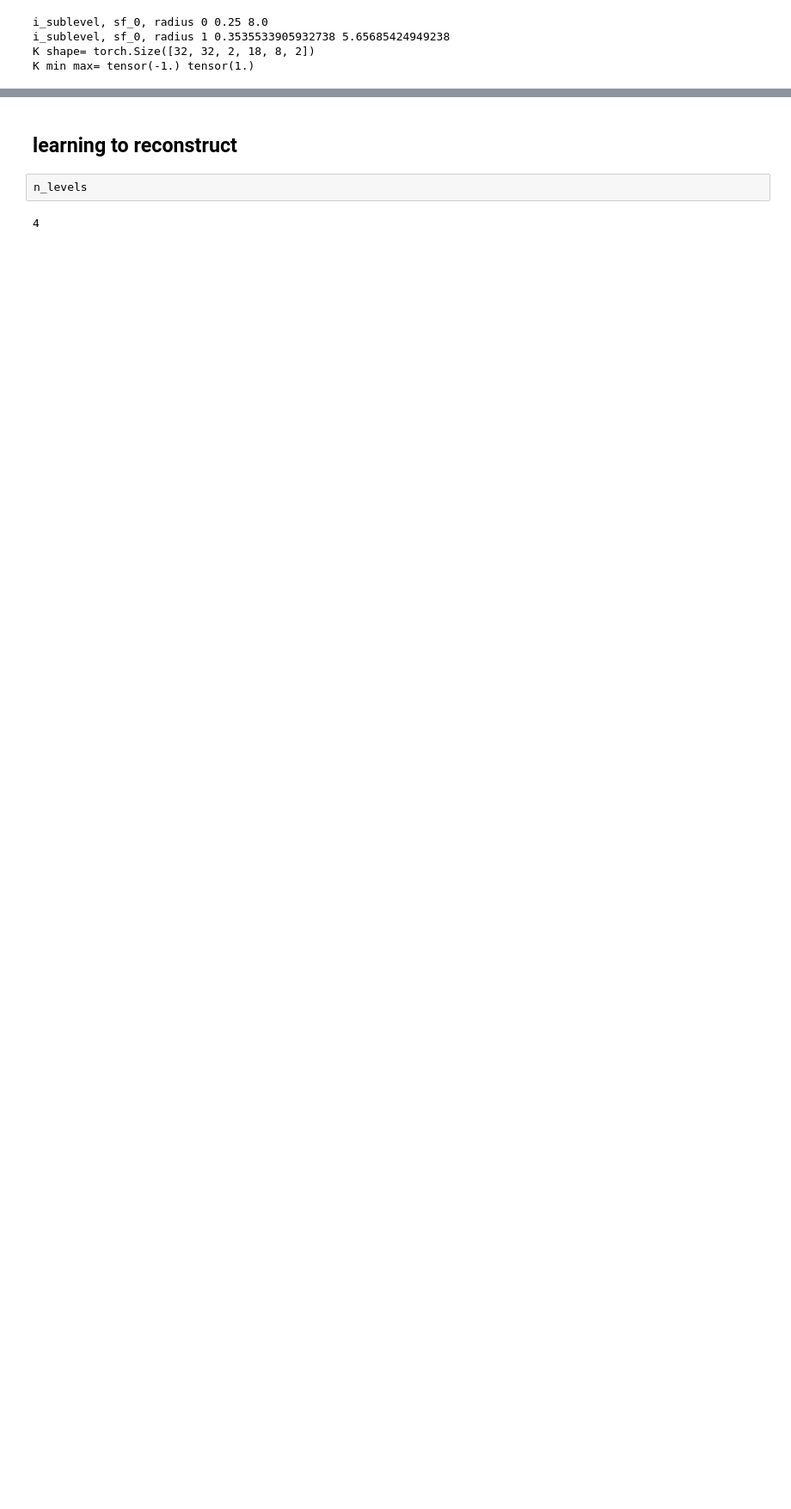
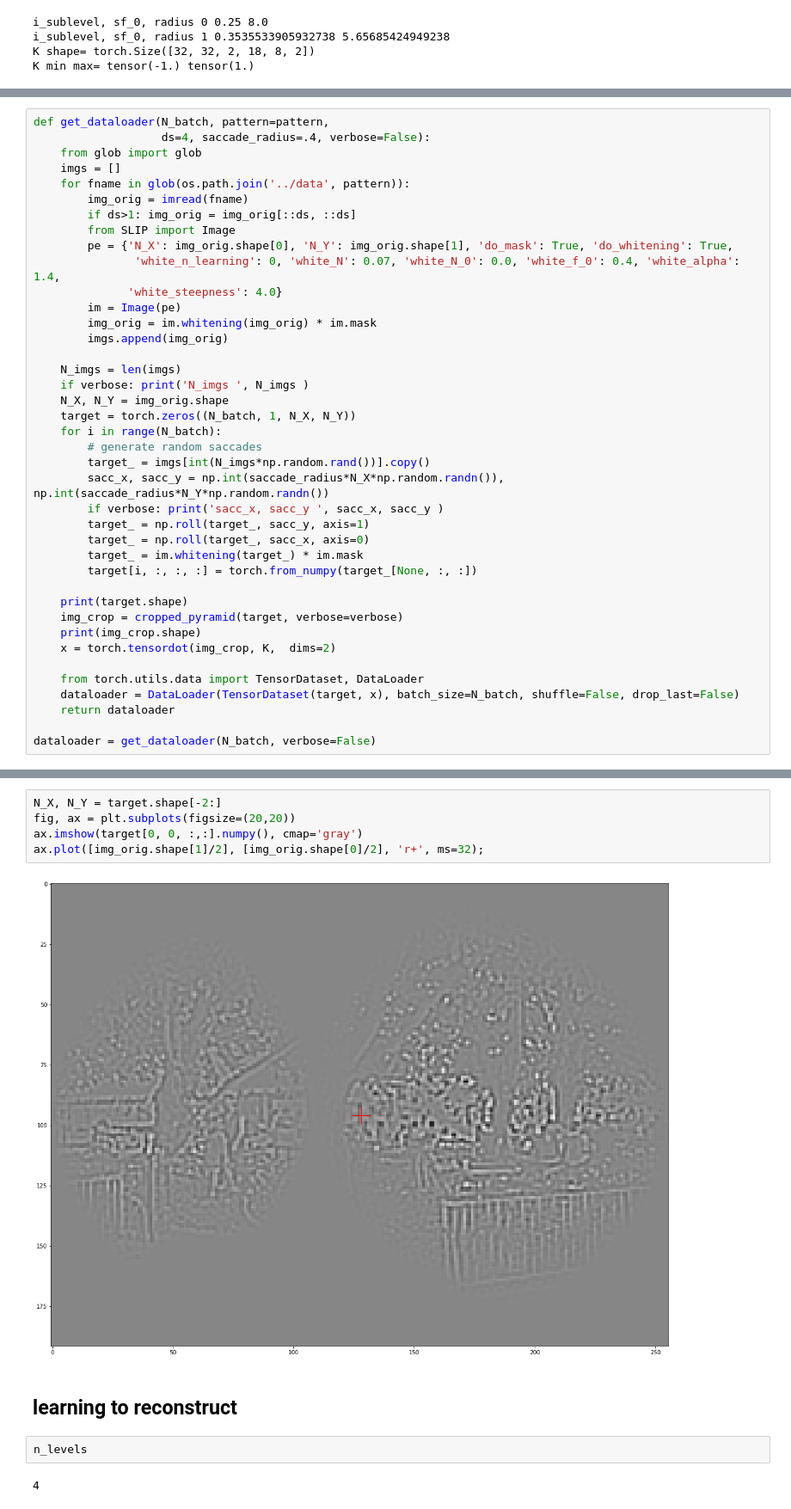
Before and after one commit to bicv/POLO, a Jupyter notebook: notebooks/2020-02-12_retina_reconstruction.ipynb, the cells around one changed output, grey strips where cells are left out. Shown at 86% size. Saved outputs shown, nothing was run; the diff lists cells and outputs as text; blank space fills up the shorter version.

```diff
--- a/notebooks/2020-02-12_retina_reconstruction.ipynb
+++ b/notebooks/2020-02-12_retina_reconstruction.ipynb
@@ -193,0 +188,40 @@ K min max= tensor(-1.) tensor(1.)
+# %%
+def get_dataloader(N_batch, pattern=pattern,
+                   ds=4, saccade_radius=.4, verbose=False):
+    from glob import glob
+    imgs = []
+    for fname in glob(os.path.join('../data', pattern)):
+        img_orig = imread(fname)
+        if ds>1: img_orig = img_orig[::ds, ::ds]
+        from SLIP import Image
+        pe = {'N_X': img_orig.shape[0], 'N_Y': img_orig.shape[1], 'do_mask': True, 'do_whitening': True,
+               'white_n_learning': 0, 'white_N': 0.07, 'white_N_0': 0.0, 'white_f_0': 0.4, 'white_alpha': 1.4,
+              'white_steepness': 4.0}
+        im = Image(pe)
+        img_orig = im.whitening(img_orig) * im.mask
+        imgs.append(img_orig)
+
+    N_imgs = len(imgs)
+    if verbose: print('N_imgs ', N_imgs )
+    N_X, N_Y = img_orig.shape
+    target = torch.zeros((N_batch, 1, N_X, N_Y))
+    for i in range(N_batch):
+        # generate random saccades
+        target_ = imgs[int(N_imgs*np.random.rand())].copy()
+        sacc_x, sacc_y = np.int(saccade_radius*N_X*np.random.randn()), np.int(saccade_radius*N_Y*np.random.randn())
+        if verbose: print('sacc_x, sacc_y ', sacc_x, sacc_y )
+        target_ = np.roll(target_, sacc_y, axis=1)
+        target_ = np.roll(target_, sacc_x, axis=0)
+        target_ = im.whitening(target_) * im.mask
+        target[i, :, :, :] = torch.from_numpy(target_[None, :, :])
+
+    print(target.shape)
+    img_crop = cropped_pyramid(target, verbose=verbose)
+    print(img_crop.shape)
+    x = torch.tensordot(img_crop, K,  dims=2)
+
+    from torch.utils.data import TensorDataset, DataLoader
+    dataloader = DataLoader(TensorDataset(target, x), batch_size=N_batch, shuffle=False, drop_last=False)
+    return dataloader
+
+dataloader = get_dataloader(N_batch, verbose=False)
@@ -194,3 +251,10 @@ K min max= tensor(-1.) tensor(1.)
+# %%
+N_X, N_Y = target.shape[-2:]
+fig, ax = plt.subplots(figsize=(20,20))
+ax.imshow(target[0, 0, :,:].numpy(), cmap='gray')
+ax.plot([img_orig.shape[1]/2], [img_orig.shape[0]/2], 'r+', ms=32);
+# %% [output]
+[figure, added]
 # %% [markdown]
 
 ## learning to reconstruct
```
Also changed, not shown: parts of 26 cells of this notebook.
